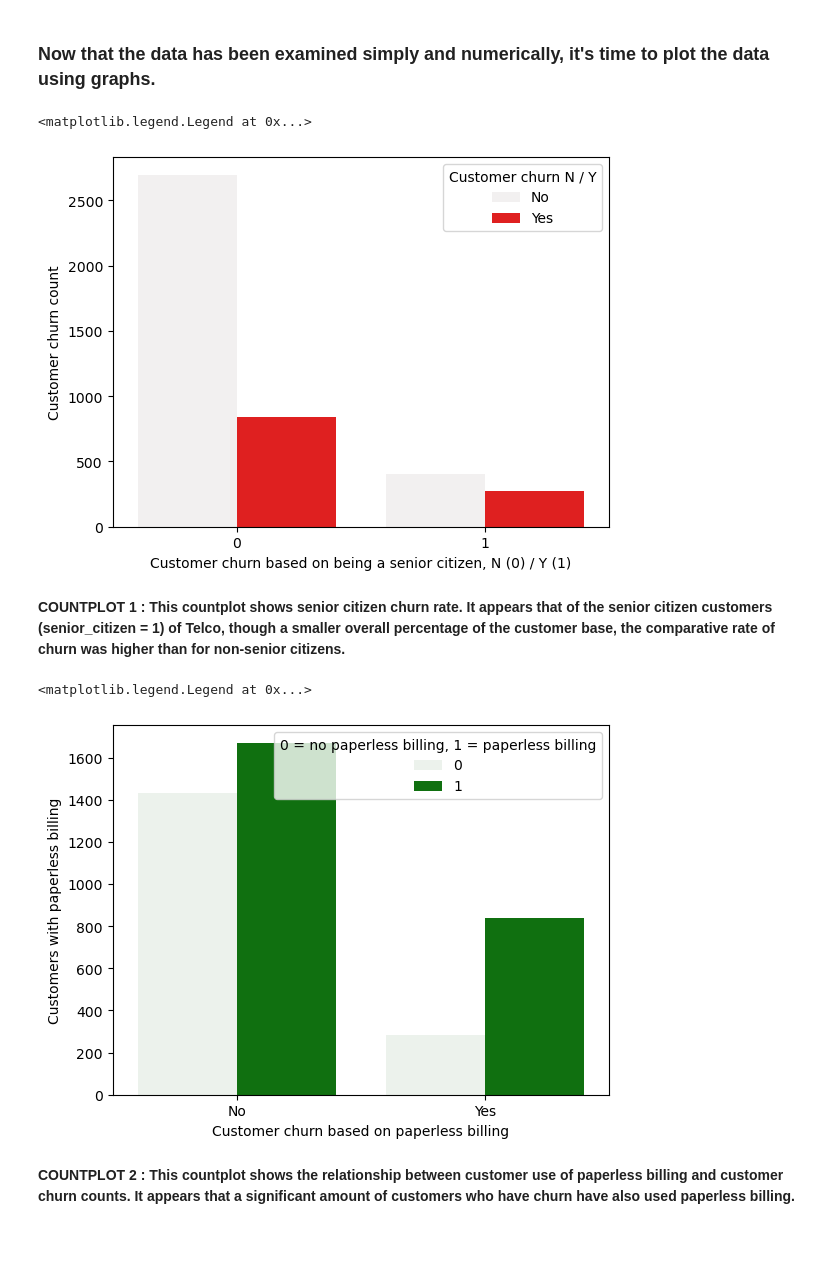
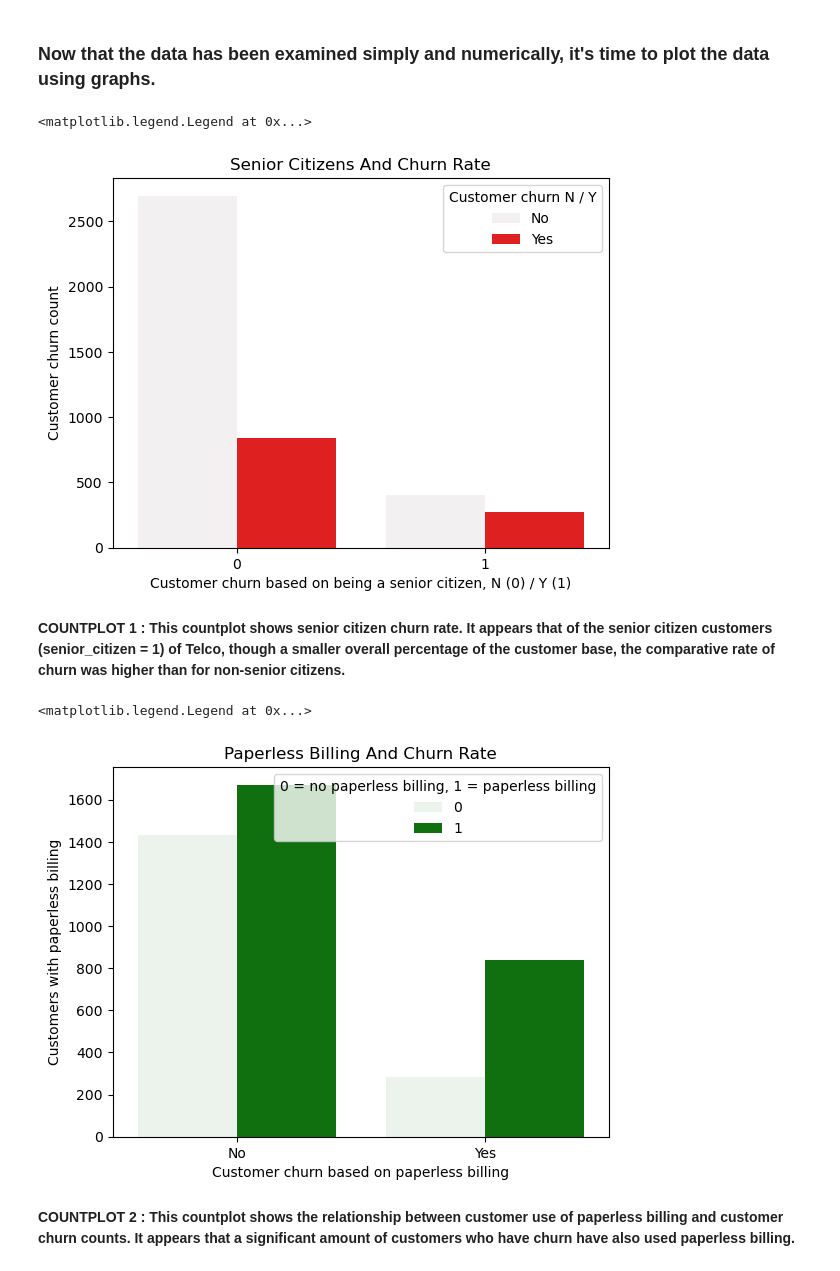
Before and after one commit to MagdalenaRahn/Project_1_Classification, a Jupyter notebook: project_1_presentation_notebook.ipynb, the cells around one changed output. Cells and saved outputs as stored; diff of their text form; code cells hidden in the pictures; blank space fills up the shorter version.

```diff
--- a/project_1_presentation_notebook.ipynb
+++ b/project_1_presentation_notebook.ipynb
@@ -177,14 +183,16 @@ train.shape, validate.shape, test.shape
 # %%
 # COUNTPLOT 1 : customer churn and senior citizen
 
 sc = sns.countplot(x = train.senior_citizen, hue = train.churn, color = 'red')
 
-sc.set(ylabel = 'Customer churn count', xlabel = 'Customer churn based on being a senior citizen, N (0) / Y (1)')
+sc.set(ylabel = 'Customer churn count',
+       xlabel = 'Customer churn based on being a senior citizen, N (0) / Y (1)',
+       title = 'Senior Citizens And Churn Rate')
 
 plt.legend(loc = 'upper right', title = 'Customer churn N / Y')
 # %% [output]
 <matplotlib.legend.Legend at 0x...>
-[figure, old version]
+[figure, new version]
 # %% [markdown]
 **COUNTPLOT 1 : This countplot shows senior citizen churn rate. It appears that of the senior citizen customers (senior_citizen = 1) of Telco, though a smaller overall percentage of the customer base, the comparative rate of churn was higher than for non-senior citizens.**
 # %%
@@ -192,14 +200,16 @@ plt.legend(loc = 'upper right', title = 'Customer churn N / Y')
 
 paperless = sns.countplot(x = train.churn, hue = train.paperless_billing_Yes, color = 'green')
 
-paperless.set(ylabel = 'Customers with paperless billing', xlabel = 'Customer churn based on paperless billing')
+paperless.set(ylabel = 'Customers with paperless billing',
+              xlabel = 'Customer churn based on paperless billing',
+              title = 'Paperless Billing And Churn Rate')
 
 plt.legend(loc = 'upper right', title = '0 = no paperless billing, 1 = paperless billing')
 
 # 0 = no paperless billing, 1 = paperless billing
 # %% [output]
 <matplotlib.legend.Legend at 0x...>
-[figure, old version]
+[figure, new version]
 # %% [markdown]
 **COUNTPLOT 2 : This countplot shows the relationship between customer use of paperless billing and customer churn counts. It appears that a significant amount of customers who have churn have also used paperless billing.**
 # %%
```
Also changed, not shown: parts of 75 cells of this notebook, 2 other files.
